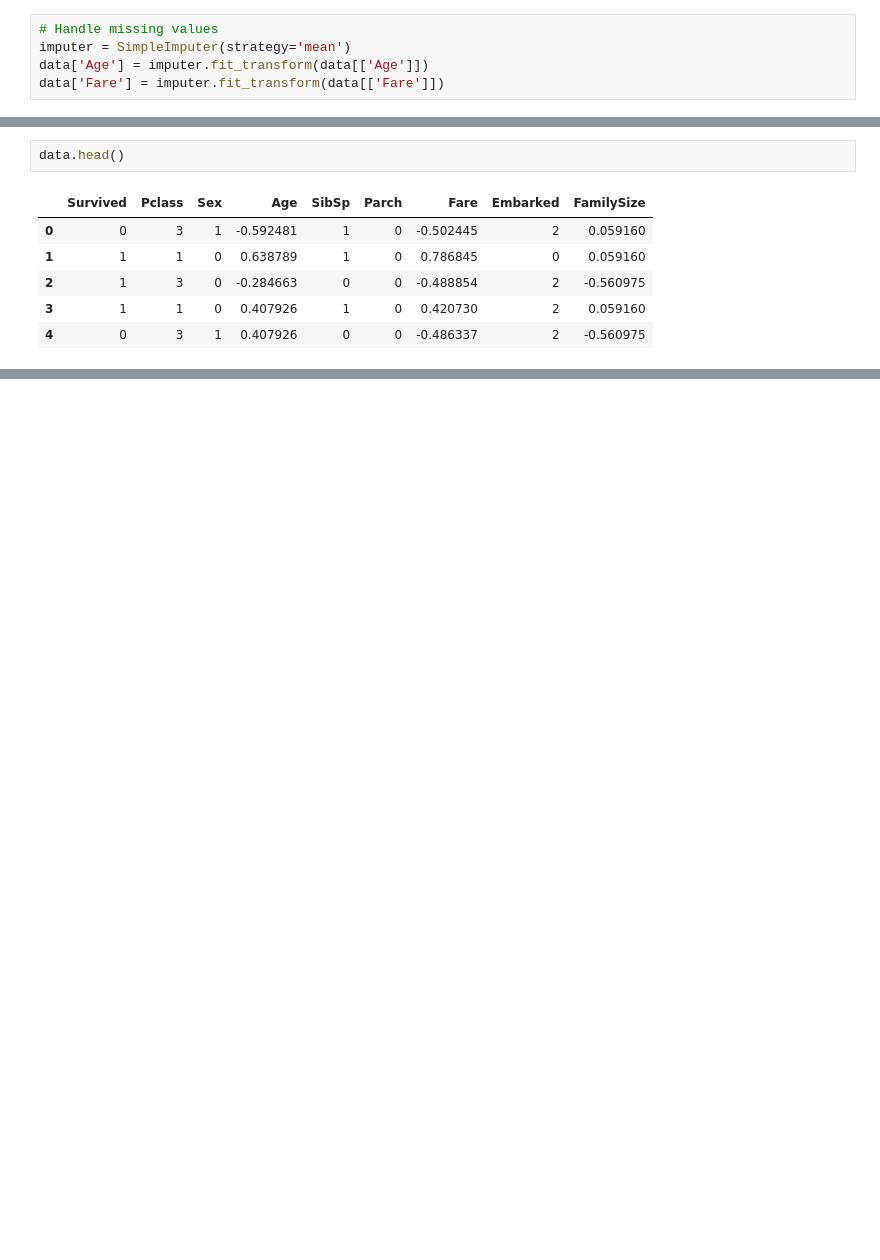
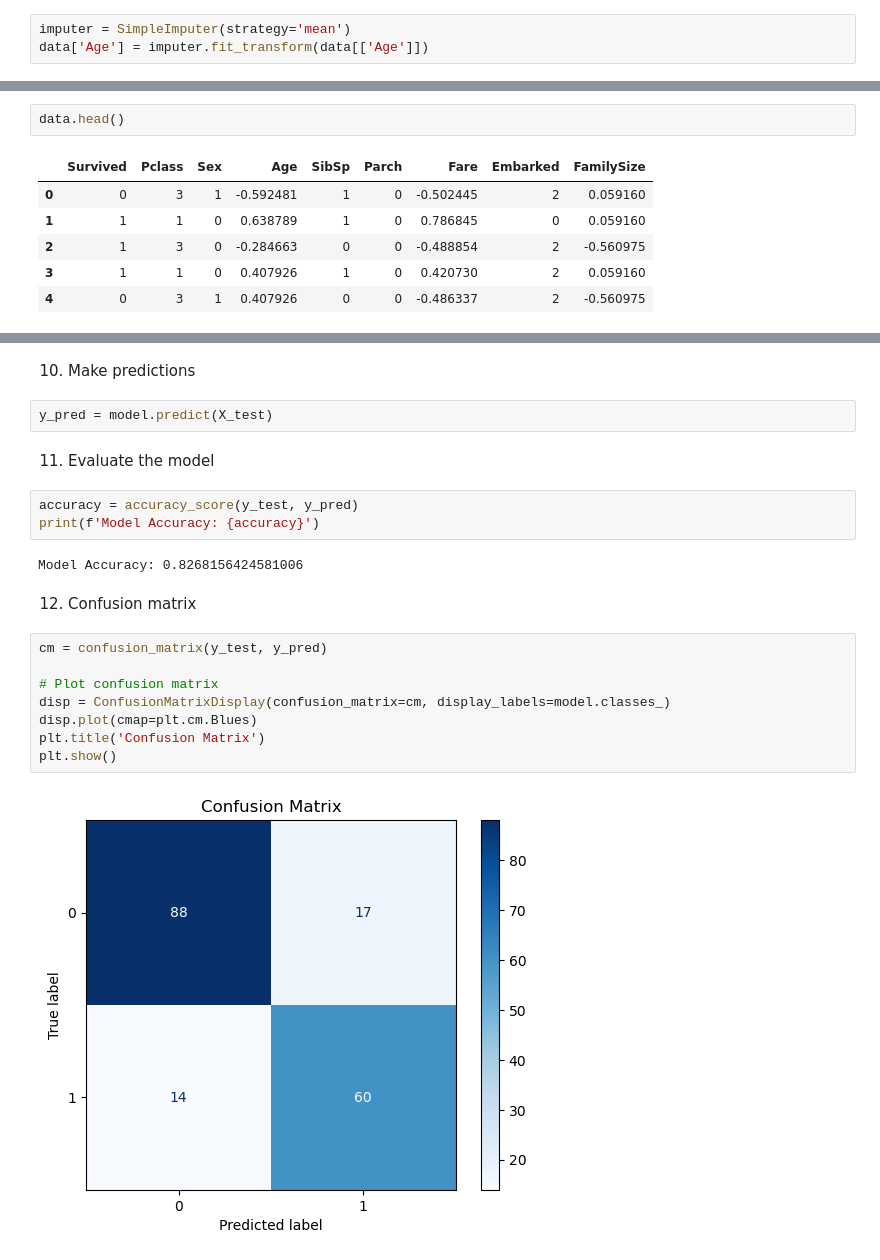
Before and after one commit to dilanHewawitharana/Titanic_Prediction_Service, a Jupyter notebook: train_model/model_training.ipynb, the cells around one changed output, grey strips where cells are left out. Cells and saved outputs as stored; diff of their text form; blank space fills up the shorter version.

```diff
--- a/train_model/model_training.ipynb
+++ b/train_model/model_training.ipynb
@@ -21,5 +41,3 @@ data.head()
 # %%
-# Handle missing values
 imputer = SimpleImputer(strategy='mean')
 data['Age'] = imputer.fit_transform(data[['Age']])
-data['Fare'] = imputer.fit_transform(data[['Fare']])
@@ -114,0 +144,23 @@ Error:
+# %% [markdown]
+10. Make predictions
+# %%
+y_pred = model.predict(X_test)
+# %% [markdown]
+11. Evaluate the model
+# %%
+accuracy = accuracy_score(y_test, y_pred)
+print(f'Model Accuracy: {accuracy}')
+# %% [output]
+Model Accuracy: 0.8268156424581006
+# %% [markdown]
+12. Confusion matrix
+# %%
+cm = confusion_matrix(y_test, y_pred)
+
+# Plot confusion matrix
+disp = ConfusionMatrixDisplay(confusion_matrix=cm, display_labels=model.classes_)
+disp.plot(cmap=plt.cm.Blues)
+plt.title('Confusion Matrix')
+plt.show()
+# %% [output]
+[figure, added]
```
Also changed, not shown: parts of 28 cells of this notebook.
